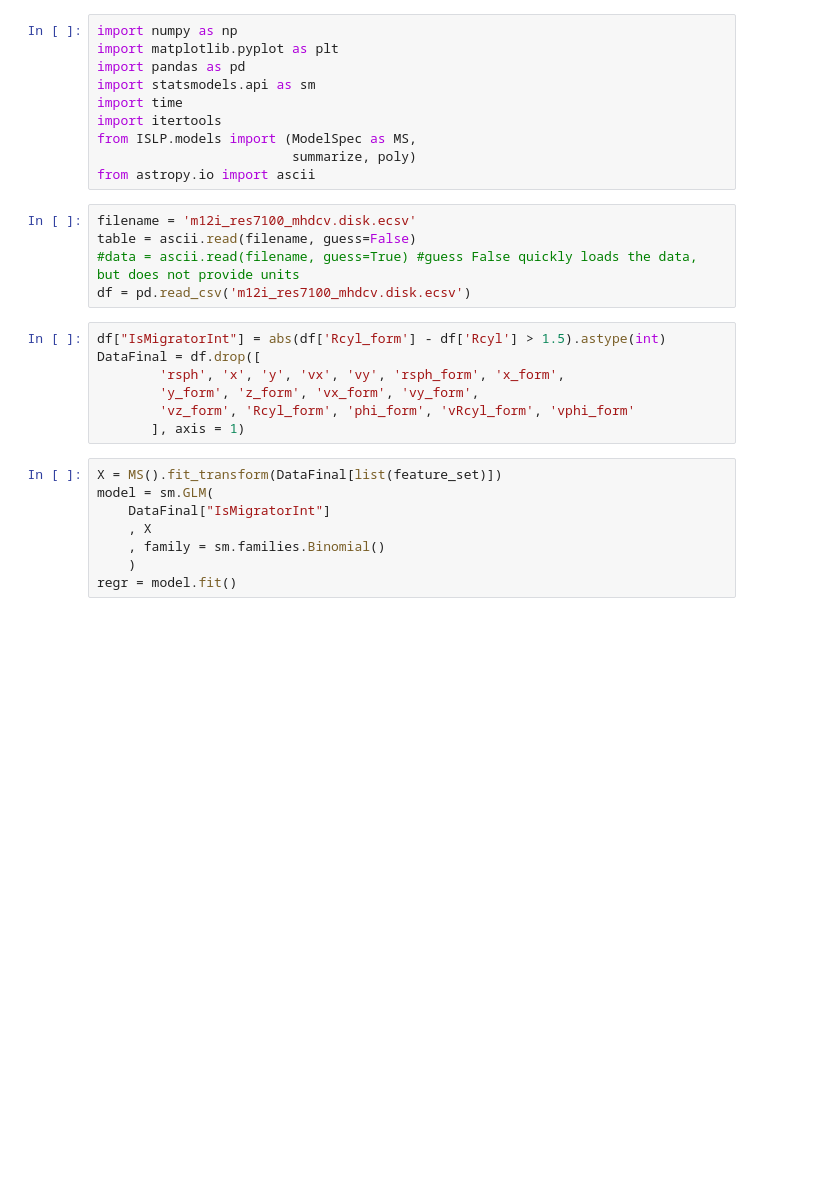
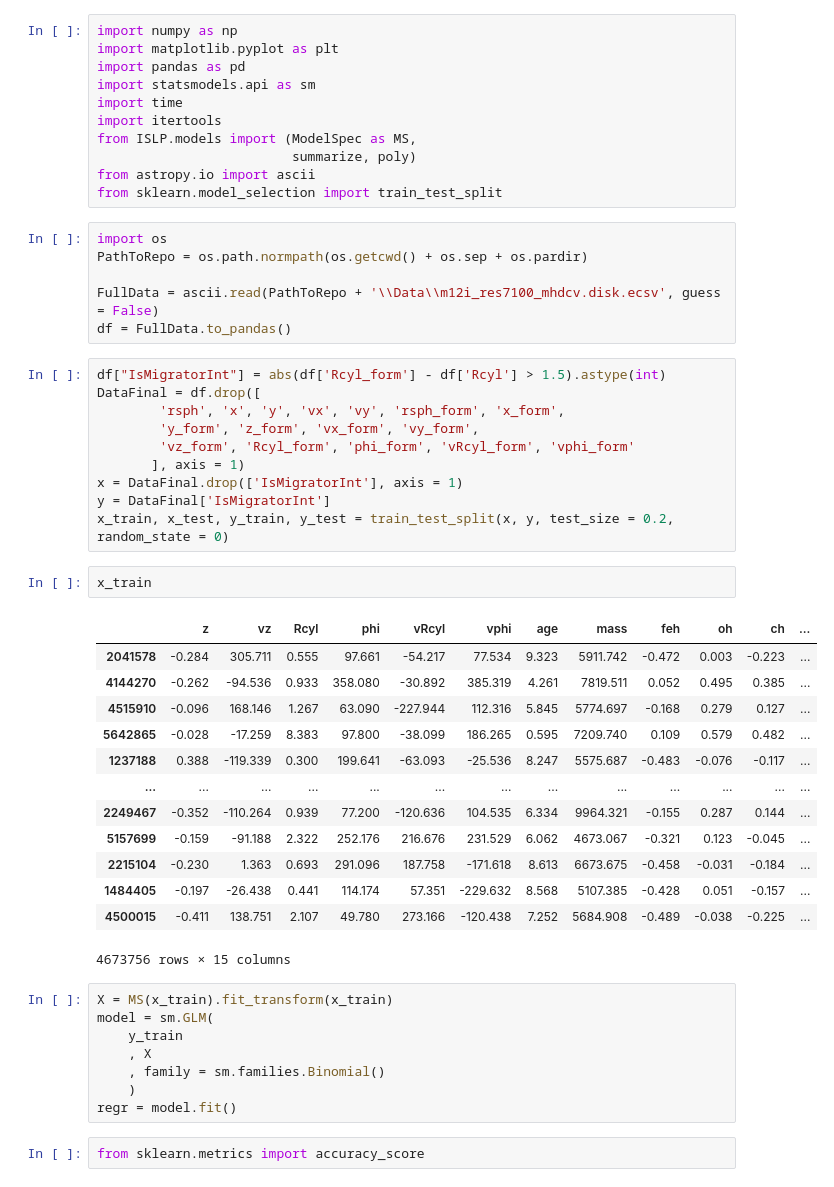
Before and after one commit to Chrillemis/AppStatProject, a Jupyter notebook: PlotsAndInitGLM/GLMonALLDATA.ipynb, the cells around one changed output. Cells and saved outputs as stored; diff of their text form; blank space fills up the shorter version.

```diff
--- a/PlotsAndInitGLM/GLMonALLDATA.ipynb
+++ b/PlotsAndInitGLM/GLMonALLDATA.ipynb
@@ -8,11 +8,13 @@ import itertools
 from ISLP.models import (ModelSpec as MS,
                          summarize, poly)
 from astropy.io import ascii
+from sklearn.model_selection import train_test_split
-# %%
-filename = 'm12i_res7100_mhdcv.disk.ecsv'
-table = ascii.read(filename, guess=False)
-#data = ascii.read(filename, guess=True) #guess False quickly loads the data, but does not provide units
-df = pd.read_csv('m12i_res7100_mhdcv.disk.ecsv')
+# %%
+import os
+PathToRepo = os.path.normpath(os.getcwd() + os.sep + os.pardir)
+
+FullData = ascii.read(PathToRepo + '\\Data\\m12i_res7100_mhdcv.disk.ecsv', guess = False)
+df = FullData.to_pandas()
 # %%
 df["IsMigratorInt"] = abs(df['Rcyl_form'] - df['Rcyl'] > 1.5).astype(int)
 DataFinal = df.drop([
@@ -20,11 +22,32 @@ DataFinal = df.drop([
         'y_form', 'z_form', 'vx_form', 'vy_form',
         'vz_form', 'Rcyl_form', 'phi_form', 'vRcyl_form', 'vphi_form'
        ], axis = 1)
+x = DataFinal.drop(['IsMigratorInt'], axis = 1)
+y = DataFinal['IsMigratorInt']
+x_train, x_test, y_train, y_test = train_test_split(x, y, test_size = 0.2, random_state = 0)
+# %%
+x_train
+# %% [output]
+|  | z | vz | Rcyl | phi | vRcyl | vphi | age | mass | feh | oh | ch | ... |
+| 2041578 | -0.284 | 305.711 | 0.555 | 97.661 | -54.217 | 77.534 | 9.323 | 5911.742 | -0.472 | 0.003 | -0.223 | ... |
+| 4144270 | -0.262 | -94.536 | 0.933 | 358.080 | -30.892 | 385.319 | 4.261 | 7819.511 | 0.052 | 0.495 | 0.385 | ... |
+| 4515910 | -0.096 | 168.146 | 1.267 | 63.090 | -227.944 | 112.316 | 5.845 | 5774.697 | -0.168 | 0.279 | 0.127 | ... |
+| 5642865 | -0.028 | -17.259 | 8.383 | 97.800 | -38.099 | 186.265 | 0.595 | 7209.740 | 0.109 | 0.579 | 0.482 | ... |
+| 1237188 | 0.388 | -119.339 | 0.300 | 199.641 | -63.093 | -25.536 | 8.247 | 5575.687 | -0.483 | -0.076 | -0.117 | ... |
+| ... | ... | ... | ... | ... | ... | ... | ... | ... | ... | ... | ... | ... |
+| 2249467 | -0.352 | -110.264 | 0.939 | 77.200 | -120.636 | 104.535 | 6.334 | 9964.321 | -0.155 | 0.287 | 0.144 | ... |
+| 5157699 | -0.159 | -91.188 | 2.322 | 252.176 | 216.676 | 231.529 | 6.062 | 4673.067 | -0.321 | 0.123 | -0.045 | ... |
+| 2215104 | -0.230 | 1.363 | 0.693 | 291.096 | 187.758 | -171.618 | 8.613 | 6673.675 | -0.458 | -0.031 | -0.184 | ... |
+| 1484405 | -0.197 | -26.438 | 0.441 | 114.174 | 57.351 | -229.632 | 8.568 | 5107.385 | -0.428 | 0.051 | -0.157 | ... |
+| 4500015 | -0.411 | 138.751 | 2.107 | 49.780 | 273.166 | -120.438 | 7.252 | 5684.908 | -0.489 | -0.038 | -0.225 | ... |
+4673756 rows × 15 columns
 # %%
-X = MS().fit_transform(DataFinal[list(feature_set)])
+X = MS(x_train).fit_transform(x_train)
 model = sm.GLM(
-    DataFinal["IsMigratorInt"]
+    y_train
     , X
     , family = sm.families.Binomial()
     )
 regr = model.fit()
+# %%
+from sklearn.metrics import accuracy_score
```
Also changed, not shown: parts of 6 cells of this notebook, 22 other files.
